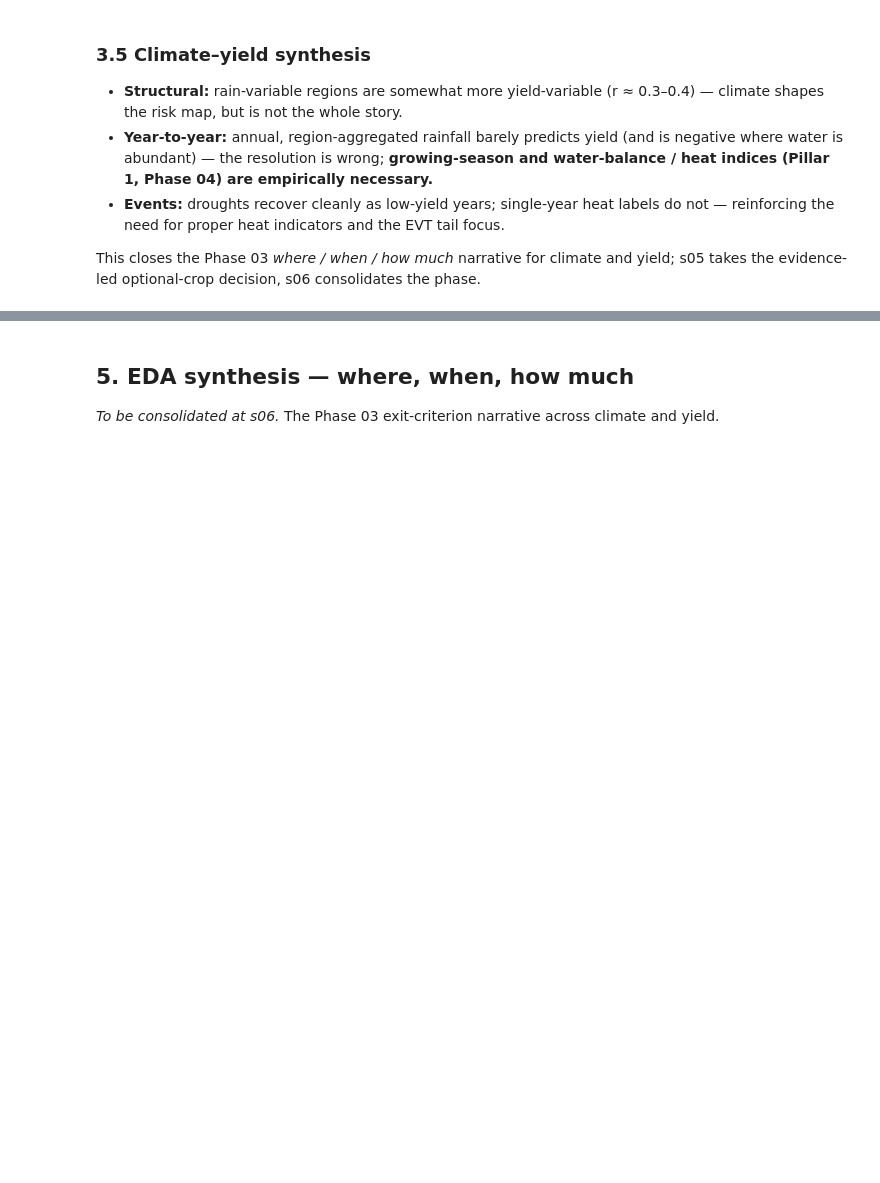
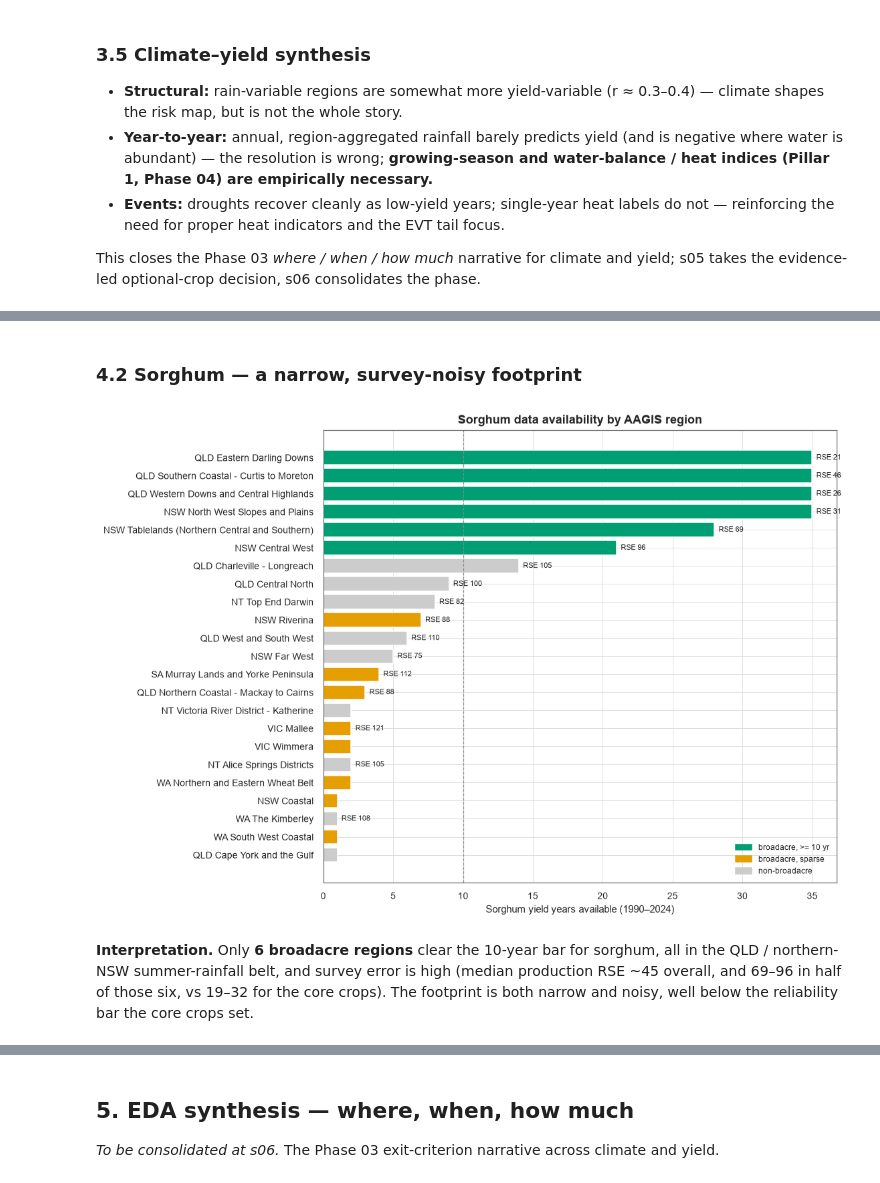
Before and after one commit to kota2003/agriculture-risk-monitoring-system, a Jupyter notebook: notebooks/03_exploratory_analysis.ipynb, the cells around one changed output, grey strips where cells are left out. Cells and saved outputs as stored; diff of their text form; code cells hidden in the pictures; blank space fills up the shorter version.

Commit message:
[Phase 03 - Step 05] Optional-crop decision: exclude cotton (no data), defer sorghum (optional_crops, notebook section 4)

```diff
--- a/notebooks/03_exploratory_analysis.ipynb
+++ b/notebooks/03_exploratory_analysis.ipynb
@@ -563,0 +564,9 @@ This closes the Phase 03 *where / when / how much* narrative for climate and yie
+# %%
+from src.processing.optional_crops import cotton_variables, sorghum_availability
+from src.processing.yield_stats import MIN_YEARS
+
+cotton_vars = cotton_variables()
+sorghum = sorghum_availability()
+print("cotton variables in FDP regional:", cotton_vars)
+print(f"sorghum: broadacre regions with data {int(sorghum.broadacre.sum())}/20, "
+      f"with >= {MIN_YEARS} reliable years {int((sorghum.broadacre & sorghum.adequate).sum())}")
@@ -563,0 +580,33 @@ This closes the Phase 03 *where / when / how much* narrative for climate and yie
+# %% [markdown]
+### 4.2 Sorghum — a narrow, survey-noisy footprint
+# %%
+from matplotlib.patches import Patch
+
+sv = sorghum.sort_values("n_years")
+colors = [
+    OKABE_ITO[2] if (r.broadacre and r.adequate)
+    else (OKABE_ITO[1] if r.broadacre else "#CCCCCC")
+    for r in sv.itertuples()
+]
+fig, ax = plt.subplots(figsize=(9, 8))
+ax.barh(sv.region, sv.n_years, color=colors)
+ax.axvline(MIN_YEARS, color="#888888", ls="--", lw=0.8)
+for i, r in enumerate(sv.itertuples()):
+    rse = "" if pd.isna(r.median_prod_rse) else f"RSE {r.median_prod_rse:.0f}"
+    ax.text(r.n_years + 0.3, i, rse, va="center", fontsize=7)
+ax.set_xlabel("Sorghum yield years available (1990–2024)")
+ax.set_title("Sorghum data availability by AAGIS region")
+ax.legend(
+    handles=[
+        Patch(color=OKABE_ITO[2], label="broadacre, >= 10 yr"),
+        Patch(color=OKABE_ITO[1], label="broadacre, sparse"),
+        Patch(color="#CCCCCC", label="non-broadacre"),
+    ],
+    fontsize=8,
+)
+savefig(fig, "s05_sorghum_availability")
+plt.show()
+# %% [output]
+[figure, added]
+# %% [markdown]
+**Interpretation.** Only **6 broadacre regions** clear the 10-year bar for sorghum, all in the QLD / northern-NSW summer-rainfall belt, and survey error is high (median production RSE ~45 overall, and 69–96 in half of those six, vs 19–32 for the core crops). The footprint is both narrow and noisy, well below the reliability bar the core crops set.
```
Also changed, not shown: parts of 5 cells of this notebook, 6 other files.
